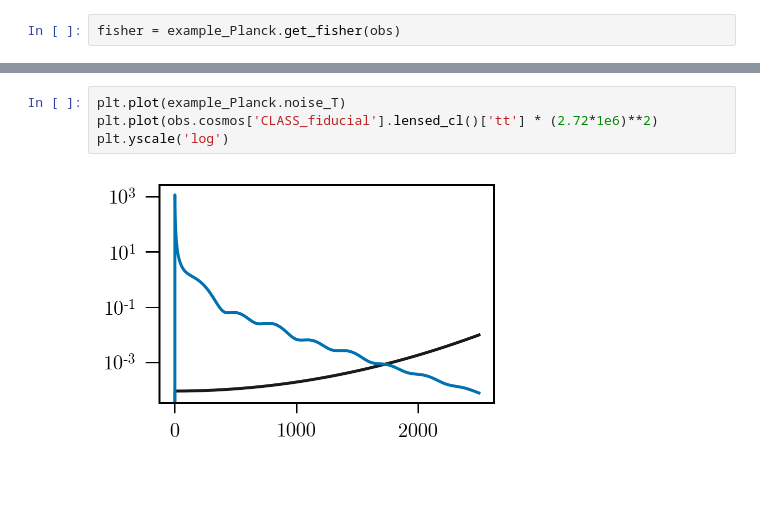
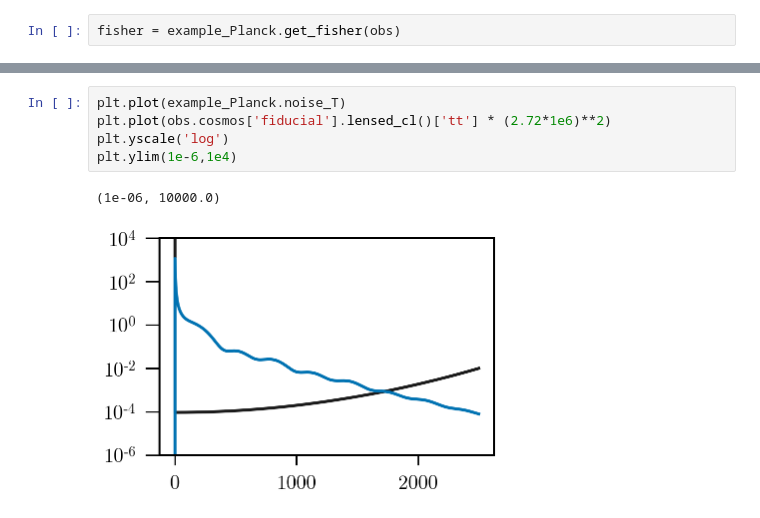
Before and after one commit to xzackli/fishchips-public, a Jupyter notebook: notebooks/Basic Example with Planck.ipynb, the cells around one changed output, grey strips where cells are left out. Saved outputs shown, nothing was run; the diff lists cells and outputs as text; blank space fills up the shorter version.

```diff
--- a/notebooks/Basic Example with Planck.ipynb
+++ b/notebooks/Basic Example with Planck.ipynb
@@ -72,6 +72,8 @@ generating new axis
 # %%
 plt.plot(example_Planck.noise_T)
-plt.plot(obs.cosmos['CLASS_fiducial'].lensed_cl()['tt'] * (2.72*1e6)**2)
+plt.plot(obs.cosmos['fiducial'].lensed_cl()['tt'] * (2.72*1e6)**2)
 plt.yscale('log')
+plt.ylim(1e-6,1e4)
 # %% [output]
+(1e-06, 10000.0)
-[figure, old version]
+[figure, new version]
```
Also changed, not shown: parts of 1 cell of this notebook, 6 other files.
